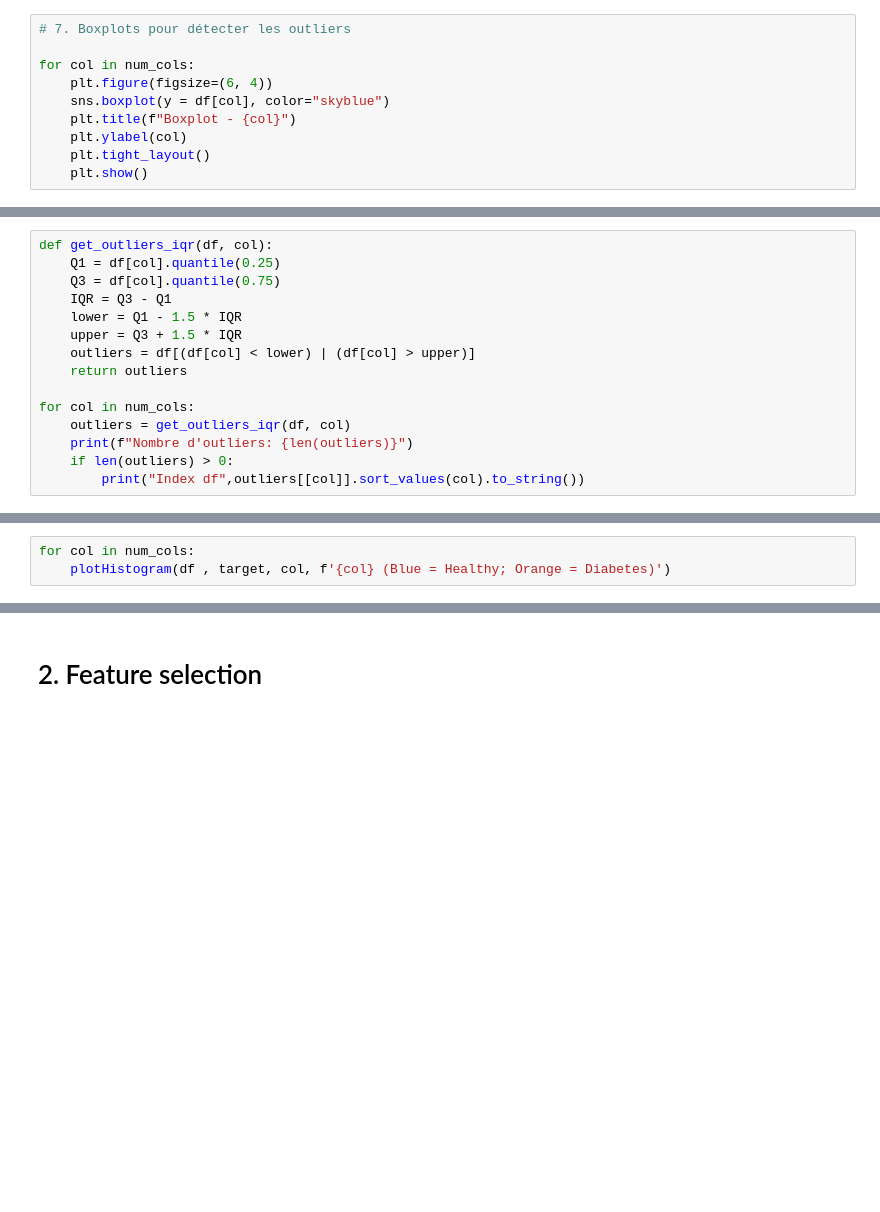
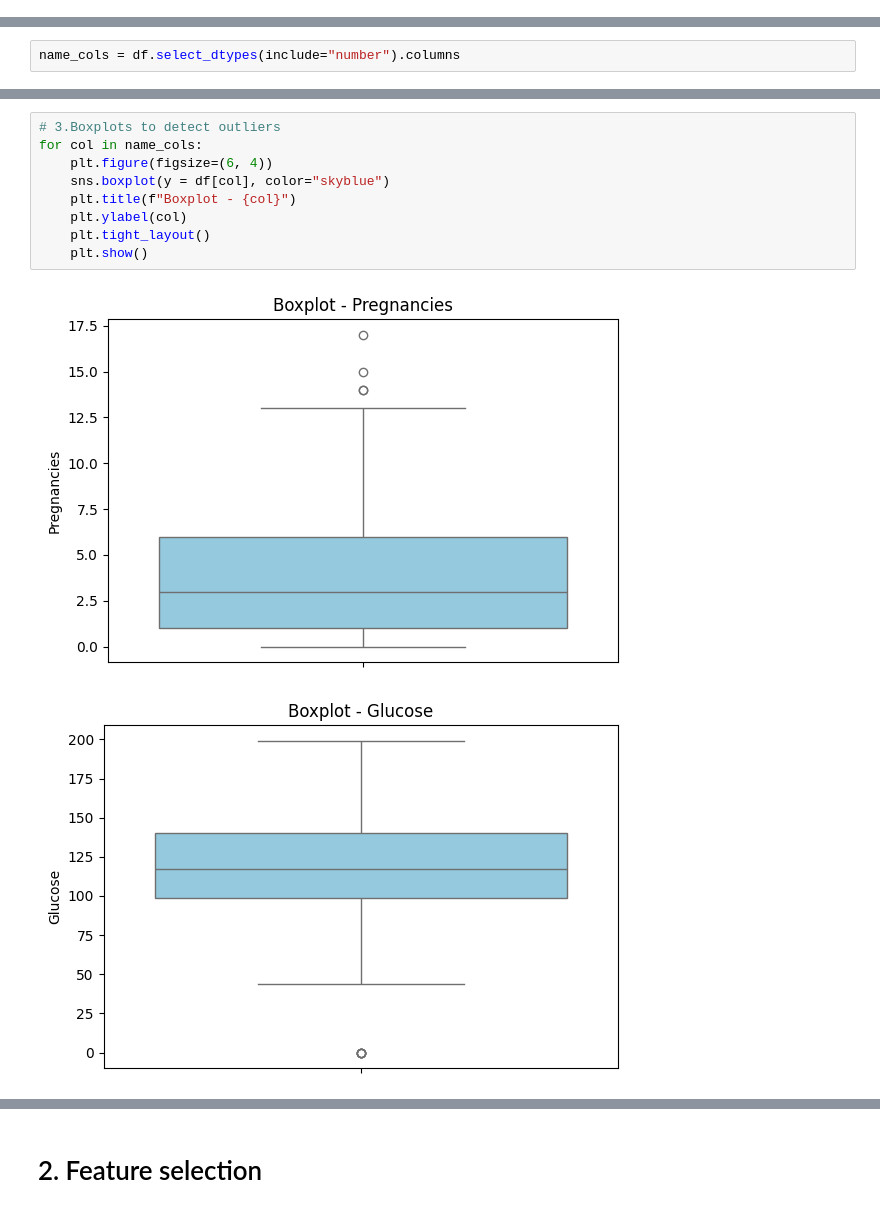
Before and after one commit to Amal1703/End-to-End-project-Mlops-XAI-GUI-Predict-Diabetes, a Jupyter notebook: notebook/test.ipynb, the cells around one changed output, grey strips where cells are left out. Cells and saved outputs as stored; diff of their text form; blank space fills up the shorter version.

```diff
--- a/notebook/test.ipynb
+++ b/notebook/test.ipynb
@@ -126,10 +83,0 @@ num_cols = df.select_dtypes(include="number").columns
-# %%
-# 7. Boxplots pour détecter les outliers
-
-for col in num_cols:
-    plt.figure(figsize=(6, 4))
-    sns.boxplot(y = df[col], color="skyblue")
-    plt.title(f"Boxplot - {col}")
-    plt.ylabel(col)
-    plt.tight_layout()
-    plt.show()
@@ -146,15 +83,0 @@ for col in num_cols:
-# %%
-def get_outliers_iqr(df, col):
-    Q1 = df[col].quantile(0.25)
-    Q3 = df[col].quantile(0.75)
-    IQR = Q3 - Q1
-    lower = Q1 - 1.5 * IQR
-    upper = Q3 + 1.5 * IQR
-    outliers = df[(df[col] < lower) | (df[col] > upper)]
-    return outliers
-
-for col in num_cols:
-    outliers = get_outliers_iqr(df, col)
-    print(f"Nombre d'outliers: {len(outliers)}")
-    if len(outliers) > 0:
-        print("Index df",outliers[[col]].sort_values(col).to_string())
@@ -189,3 +83,0 @@ def plotHistogram(values, label, feature, title):
-# %%
-for col in num_cols:
-    plotHistogram(df , target, col, f'{col} (Blue = Healthy; Orange = Diabetes)')
@@ -201,0 +175,2 @@ for col in num_cols:
+# %%
+name_cols = df.select_dtypes(include="number").columns
@@ -201,0 +198,12 @@ for col in num_cols:
+# %%
+# 3.Boxplots to detect outliers
+for col in name_cols:
+    plt.figure(figsize=(6, 4))
+    sns.boxplot(y = df[col], color="skyblue")
+    plt.title(f"Boxplot - {col}")
+    plt.ylabel(col)
+    plt.tight_layout()
+    plt.show()
+# %% [output]
+[figure, added]
+[figure, added]
```
Also changed, not shown: parts of 82 cells of this notebook, 21 other files.
